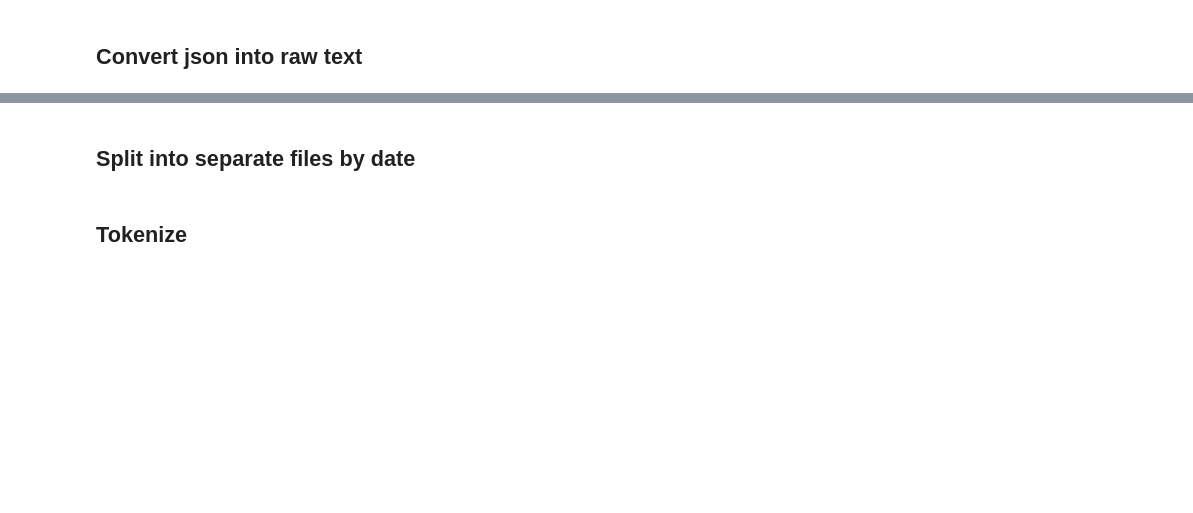
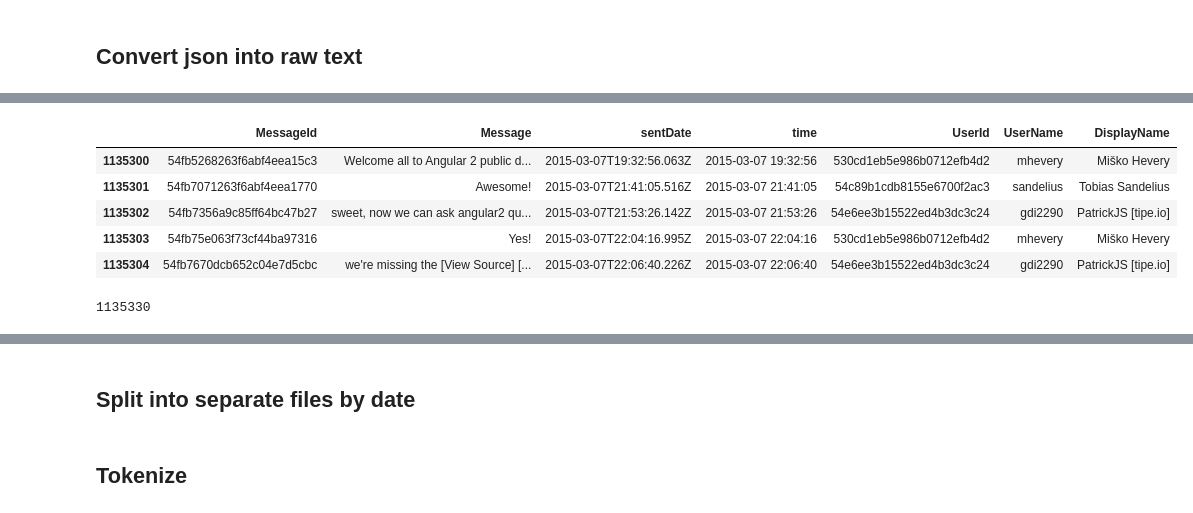
Before and after one commit to NoleWang/Respondent_Recommendation, a Jupyter notebook: Data/tools/Preprocess_disentangle.ipynb, the cells around one changed output, grey strips where cells are left out. Saved outputs shown, nothing was run; the diff lists cells and outputs as text; code cells hidden in the pictures; blank space fills up the shorter version.

```diff
--- a/Data/tools/Preprocess_disentangle.ipynb
+++ b/Data/tools/Preprocess_disentangle.ipynb
@@ -69,3 +62,12 @@ df_init.head()
+# %%
+df_init.head()
+# %% [output]
+|  | MessageId | Message | sentDate | time | UserId | UserName | DisplayName |
+| 1135300 | 54fb5268263f6abf4eea15c3 | Welcome all to Angular 2 public d... | 2015-03-07T19:32:56.063Z | 2015-03-07 19:32:56 | 530cd1eb5e986b0712efb4d2 | mhevery | Miško Hevery |
+| 1135301 | 54fb7071263f6abf4eea1770 | Awesome! | 2015-03-07T21:41:05.516Z | 2015-03-07 21:41:05 | 54c89b1cdb8155e6700f2ac3 | sandelius | Tobias Sandelius |
+| 1135302 | 54fb7356a9c85ff64bc47b27 | sweet, now we can ask angular2 qu... | 2015-03-07T21:53:26.142Z | 2015-03-07 21:53:26 | 54e6ee3b15522ed4b3dc3c24 | gdi2290 | PatrickJS [tipe.io] |
+| 1135303 | 54fb75e063f73cf44ba97316 | Yes! | 2015-03-07T22:04:16.995Z | 2015-03-07 22:04:16 | 530cd1eb5e986b0712efb4d2 | mhevery | Miško Hevery |
+| 1135304 | 54fb7670dcb652c04e7d5cbc | we're missing the [View Source] [... | 2015-03-07T22:06:40.226Z | 2015-03-07 22:06:40 | 54e6ee3b15522ed4b3dc3c24 | gdi2290 | PatrickJS [tipe.io] |
 # %%
 df_utter = pd.DataFrame()
 df_utter['sentDate'] = df_init['sentDate']
@@ -77 +78,5 @@ df_utter.to_csv('C:/Users/wangs/Desktop/Test/Data_ScikitLearn.csv', header=None,
+# %%
+len(df_utter)
+# %% [output]
+1135330
 # %%
```
Also changed, not shown: parts of 17 cells of this notebook, 1 other file.
